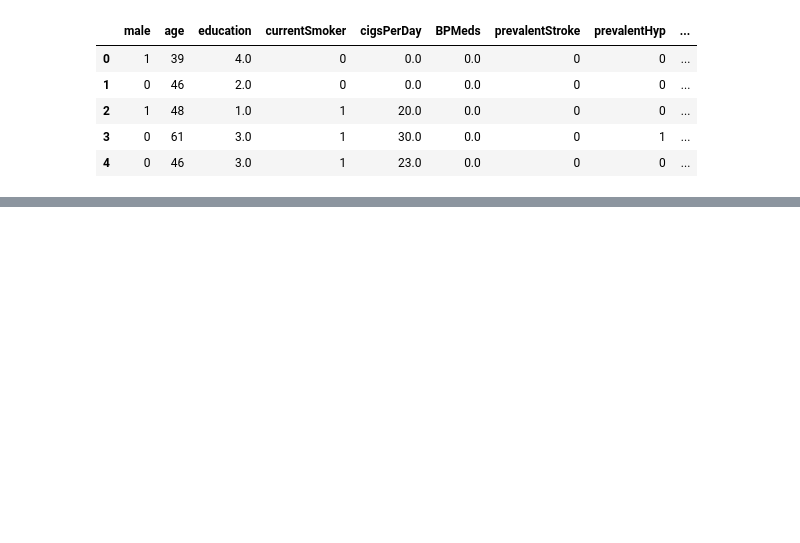
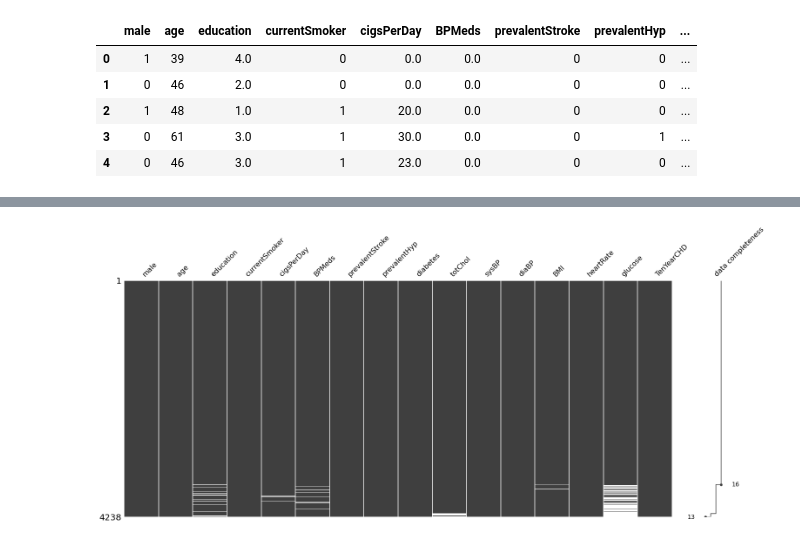
Before and after one commit to lorenzlorg/Big-Data-MAPR-project, a Jupyter notebook: Esercizio Classificazione.ipynb, the cells around one changed output, grey strips where cells are left out. Drawn from its saved outputs; the diff is of its cells as text; code cells hidden in the pictures; blank space fills up the shorter version.

```diff
--- a/Esercizio Classificazione.ipynb
+++ b/Esercizio Classificazione.ipynb
@@ -3,6 +9,6 @@ import pandas as pd
 # %%
-X = pd.read_csv("data/framingham.csv")
-X.head()
+df = pd.read_csv("data/framingham.csv")
+df.head()
 # %% [output]
 |  | male | age | education | currentSmoker | cigsPerDay | BPMeds | prevalentStroke | prevalentHyp | ... |
 | 0 | 1 | 39 | 4.0 | 0 | 0.0 | 0.0 | 0 | 0 | ... |
@@ -12,0 +81,6 @@ X.head()
+# %%
+import missingno as msno
+
+msno.matrix(df, labels=True, sort="descending");
+# %% [output]
+[figure, added]
```
Also changed, not shown: parts of 17 cells of this notebook, 2 other files.
